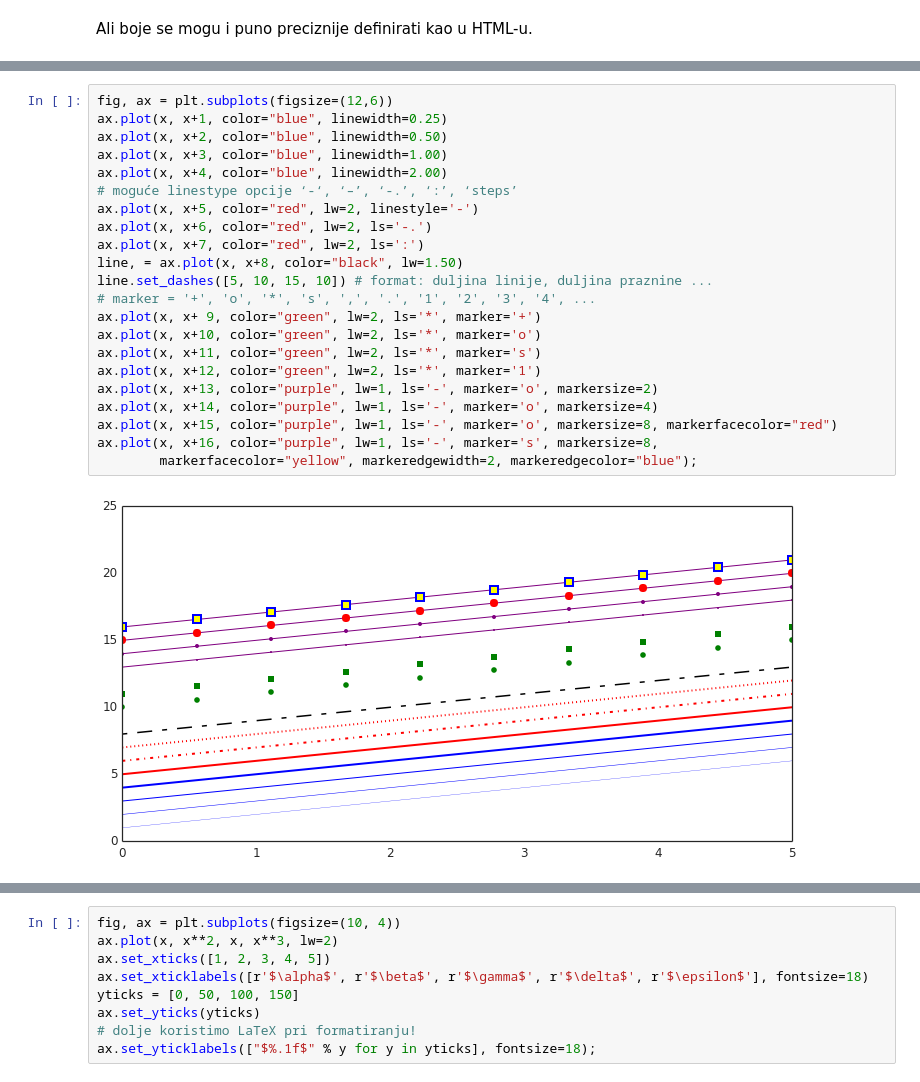
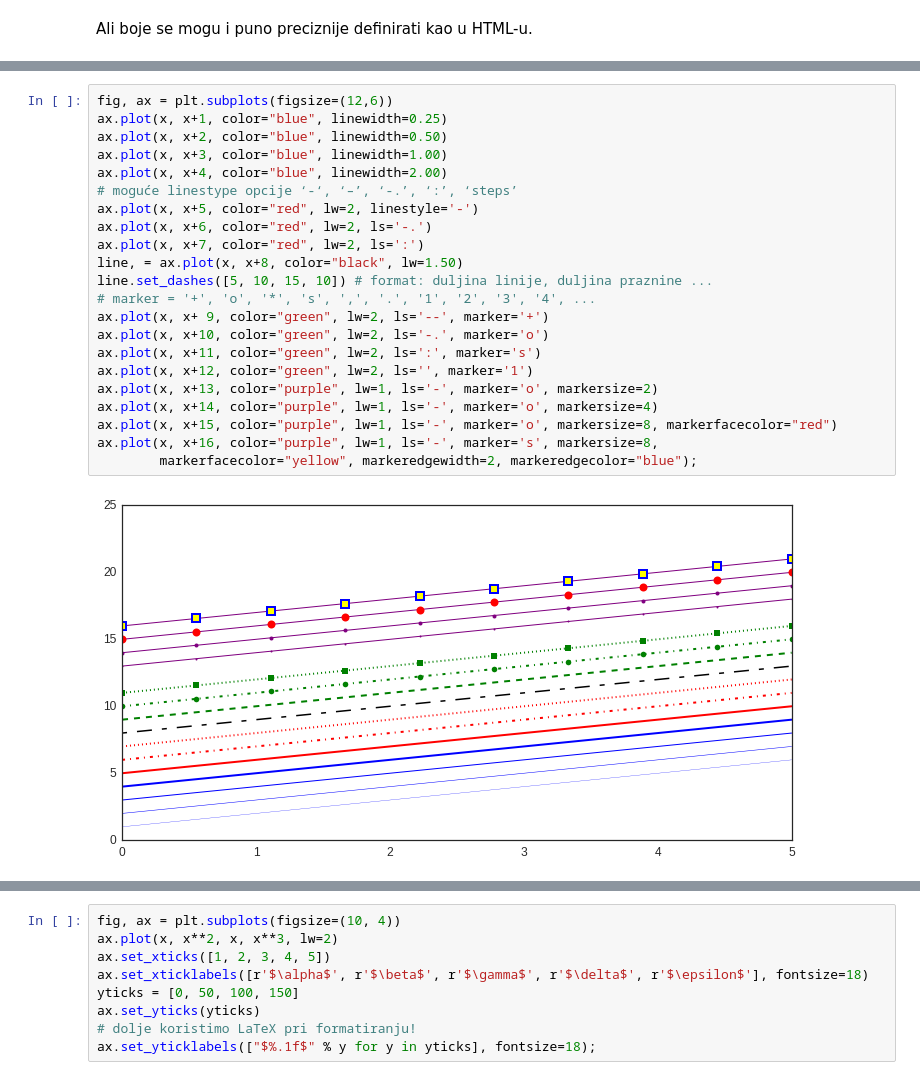
Before and after one commit to inakic/matsoft, a Jupyter notebook: Matplotlib.ipynb, the cells around one changed output, grey strips where cells are left out. Drawn from its saved outputs; the diff is of its cells as text.

```diff
--- a/Matplotlib.ipynb
+++ b/Matplotlib.ipynb
@@ -238,27 +240,27 @@ ax.plot(x, x+3, color="#15cc55");
 # %%
 fig, ax = plt.subplots(figsize=(12,6))
 ax.plot(x, x+1, color="blue", linewidth=0.25)
 ax.plot(x, x+2, color="blue", linewidth=0.50)
 ax.plot(x, x+3, color="blue", linewidth=1.00)
 ax.plot(x, x+4, color="blue", linewidth=2.00)
 # moguće linestype opcije ‘-‘, ‘–’, ‘-.’, ‘:’, ‘steps’
 ax.plot(x, x+5, color="red", lw=2, linestyle='-')
 ax.plot(x, x+6, color="red", lw=2, ls='-.')
 ax.plot(x, x+7, color="red", lw=2, ls=':')
 line, = ax.plot(x, x+8, color="black", lw=1.50)
 line.set_dashes([5, 10, 15, 10]) # format: duljina linije, duljina praznine ...
 # marker = '+', 'o', '*', 's', ',', '.', '1', '2', '3', '4', ...
-ax.plot(x, x+ 9, color="green", lw=2, ls='*', marker='+')
-ax.plot(x, x+10, color="green", lw=2, ls='*', marker='o')
-ax.plot(x, x+11, color="green", lw=2, ls='*', marker='s')
-ax.plot(x, x+12, color="green", lw=2, ls='*', marker='1')
+ax.plot(x, x+ 9, color="green", lw=2, ls='--', marker='+')
+ax.plot(x, x+10, color="green", lw=2, ls='-.', marker='o')
+ax.plot(x, x+11, color="green", lw=2, ls=':', marker='s')
+ax.plot(x, x+12, color="green", lw=2, ls='', marker='1')
 ax.plot(x, x+13, color="purple", lw=1, ls='-', marker='o', markersize=2)
 ax.plot(x, x+14, color="purple", lw=1, ls='-', marker='o', markersize=4)
 ax.plot(x, x+15, color="purple", lw=1, ls='-', marker='o', markersize=8, markerfacecolor="red")
 ax.plot(x, x+16, color="purple", lw=1, ls='-', marker='s', markersize=8,
         markerfacecolor="yellow", markeredgewidth=2, markeredgecolor="blue");
 # %% [output]
-[figure, old version]
+[figure, new version]
 # %%
 fig, axes = plt.subplots(1, 3, figsize=(12, 4))
 axes[0].plot(x, x**2, x, x**3)
```
Also changed, not shown: parts of 43 cells of this notebook.
